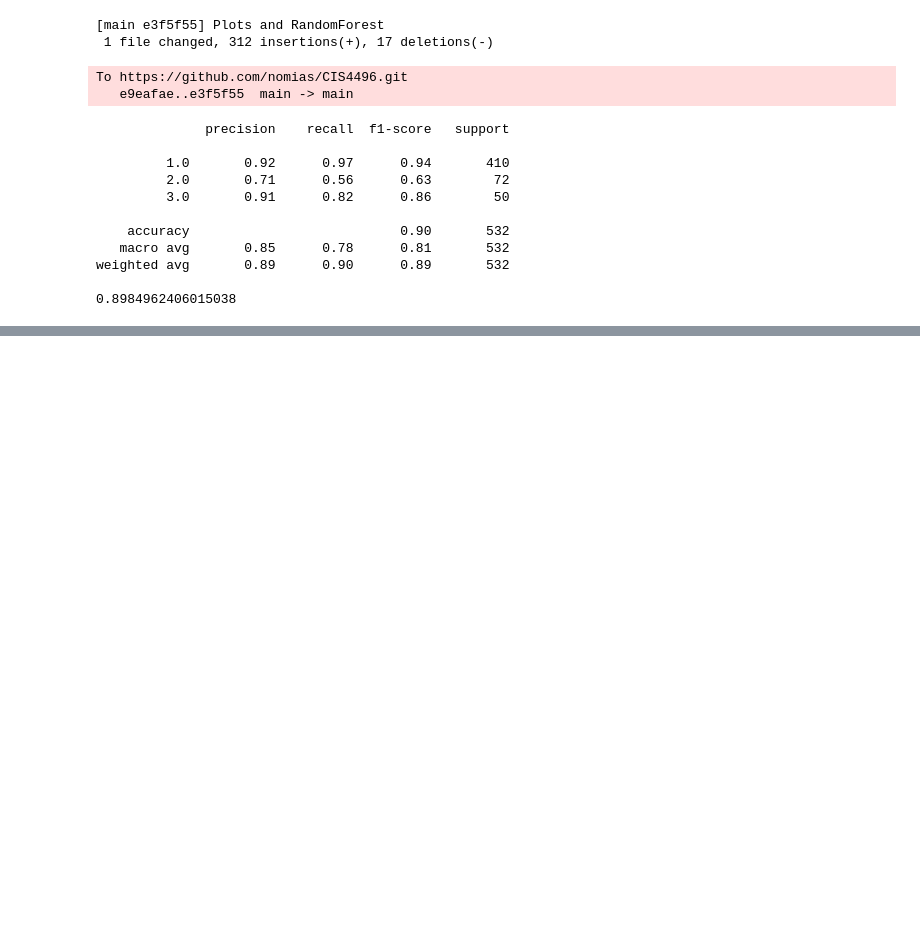
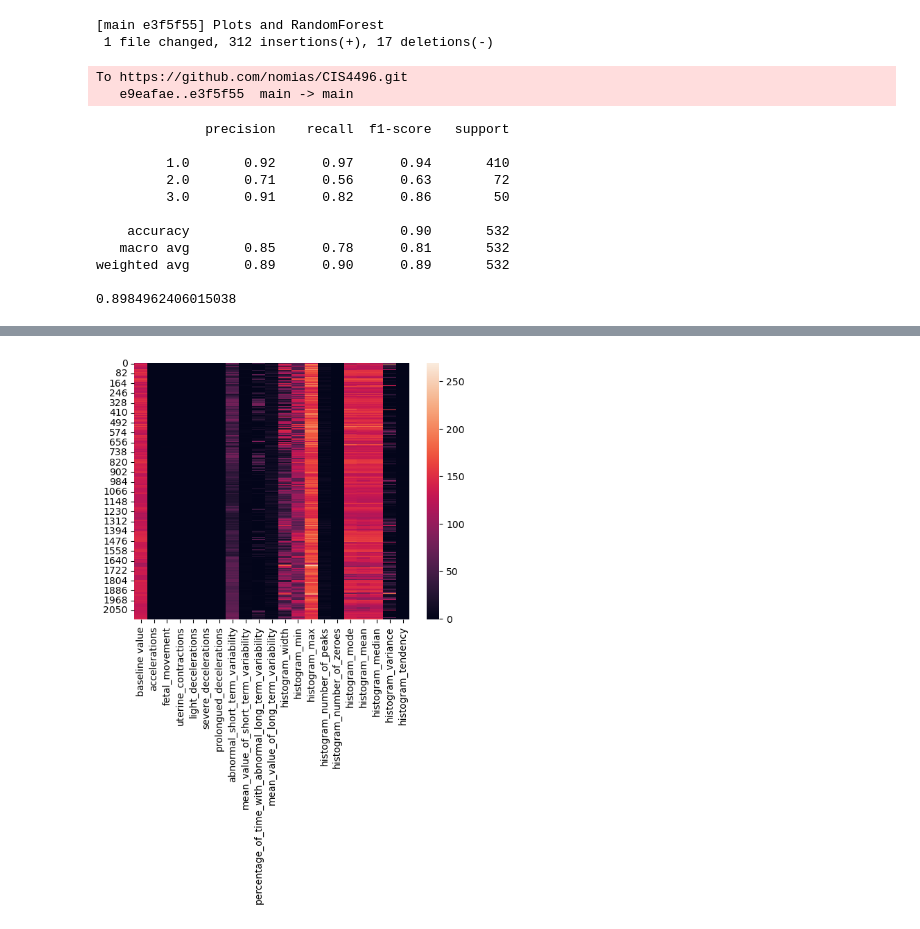
Before and after one commit to nomias/CIS4496, a Jupyter notebook: Lab01.ipynb, the cells around one changed output, grey strips where cells are left out. Cells and saved outputs as stored; diff of their text form; code cells hidden in the pictures; blank space fills up the shorter version.

```diff
--- a/Lab01.ipynb
+++ b/Lab01.ipynb
@@ -242,0 +250,5 @@ weighted avg       0.89      0.90      0.89       532
+# %%
+import seaborn as sn
+hm=sn.heatmap(data=X)
+# %% [output]
+[figure, added]
```
Also changed, not shown: parts of 3 cells of this notebook.
